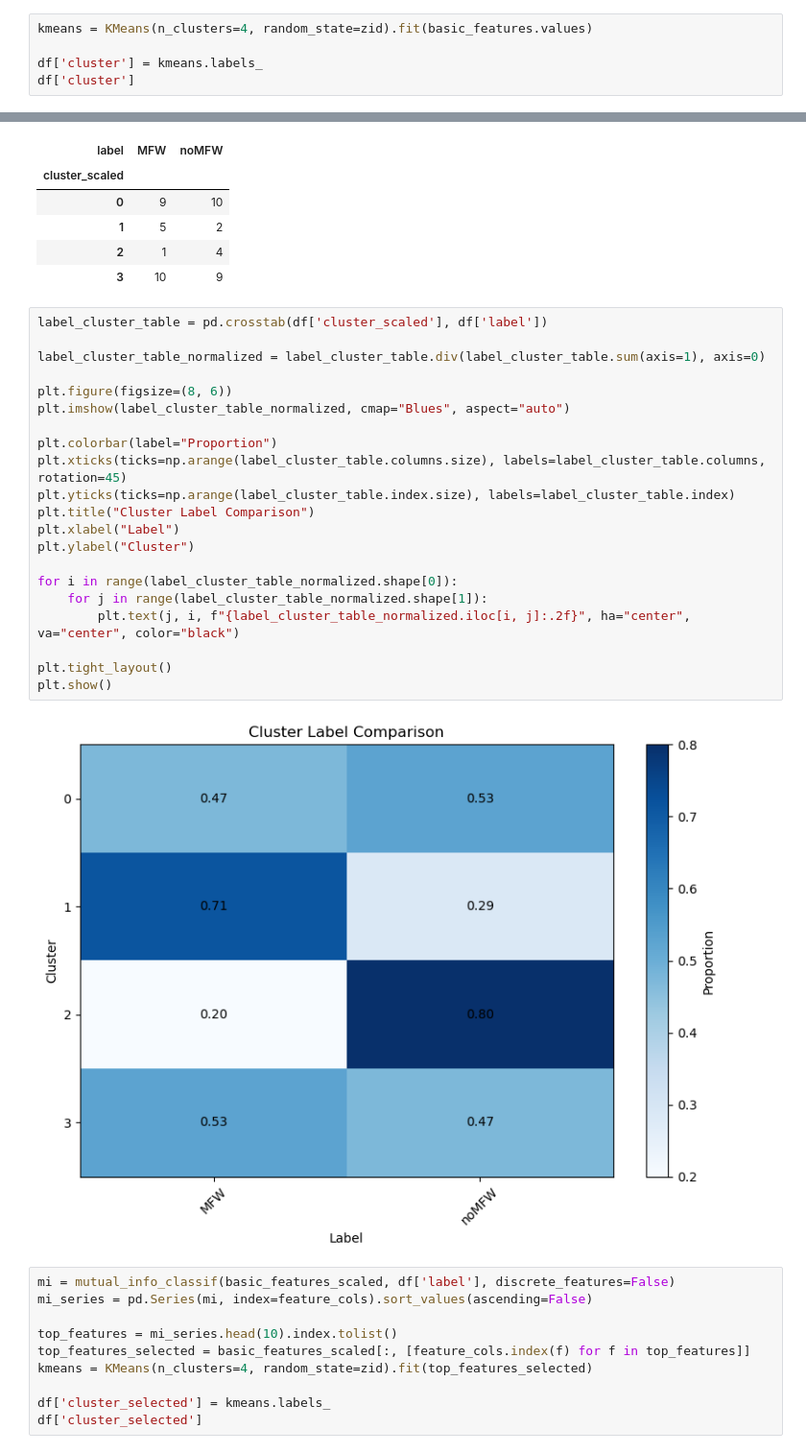
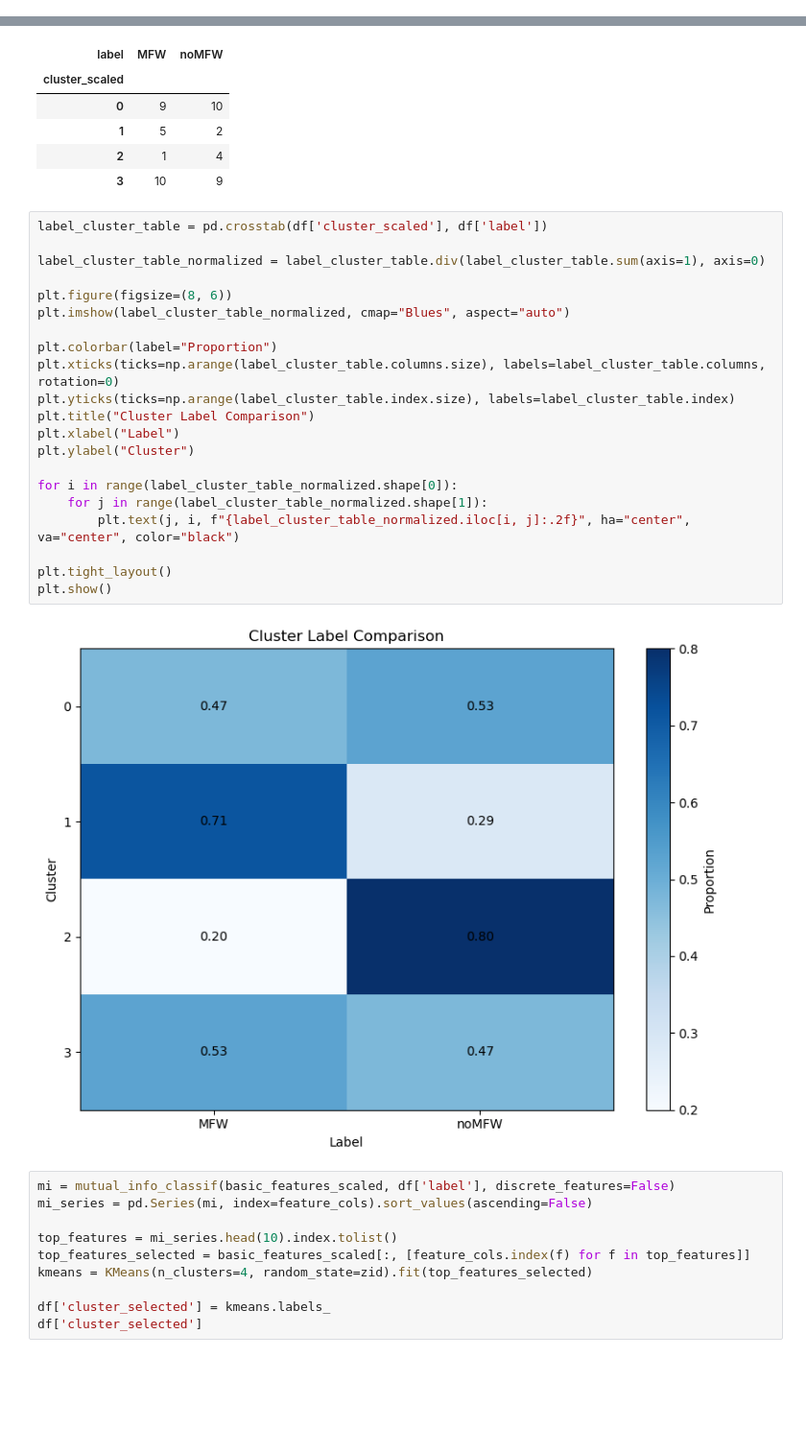
Before and after one commit to anthony-illenden/EAE-598-Project, a Jupyter notebook: machine_learning/Jupyter_Notebooks/kmeans.ipynb, the cells around one changed output, grey strips where cells are left out. Shown: that part at 96% size. Cells and saved outputs as stored; diff of their text form; blank space fills up the shorter version.

Commit message:
updated plots

```diff
--- a/machine_learning/Jupyter_Notebooks/kmeans.ipynb
+++ b/machine_learning/Jupyter_Notebooks/kmeans.ipynb
@@ -171,8 +168,3 @@ plt.ylabel('Silhouette Score')
 plt.show()
 # %% [output]
 [figure]
-# %%
-kmeans = KMeans(n_clusters=4, random_state=zid).fit(basic_features.values)
-
-df['cluster'] = kmeans.labels_
-df['cluster']
@@ -230,26 +203,26 @@ pd.crosstab(df['cluster_scaled'], df['label'])
 # %%
 label_cluster_table = pd.crosstab(df['cluster_scaled'], df['label'])
 
 label_cluster_table_normalized = label_cluster_table.div(label_cluster_table.sum(axis=1), axis=0)
 
 plt.figure(figsize=(8, 6))
 plt.imshow(label_cluster_table_normalized, cmap="Blues", aspect="auto")
 
 plt.colorbar(label="Proportion")
-plt.xticks(ticks=np.arange(label_cluster_table.columns.size), labels=label_cluster_table.columns, rotation=45)
+plt.xticks(ticks=np.arange(label_cluster_table.columns.size), labels=label_cluster_table.columns, rotation=0)
 plt.yticks(ticks=np.arange(label_cluster_table.index.size), labels=label_cluster_table.index)
 plt.title("Cluster Label Comparison")
 plt.xlabel("Label")
 plt.ylabel("Cluster")
 
 for i in range(label_cluster_table_normalized.shape[0]):
     for j in range(label_cluster_table_normalized.shape[1]):
         plt.text(j, i, f"{label_cluster_table_normalized.iloc[i, j]:.2f}", ha="center", va="center", color="black")
 
 plt.tight_layout()
 plt.show()
 # %% [output]
-[figure, old version]
+[figure, new version]
 # %%
 mi = mutual_info_classif(basic_features_scaled, df['label'], discrete_features=False)
 mi_series = pd.Series(mi, index=feature_cols).sort_values(ascending=False)
```
Also changed, not shown: parts of 33 cells of this notebook.
